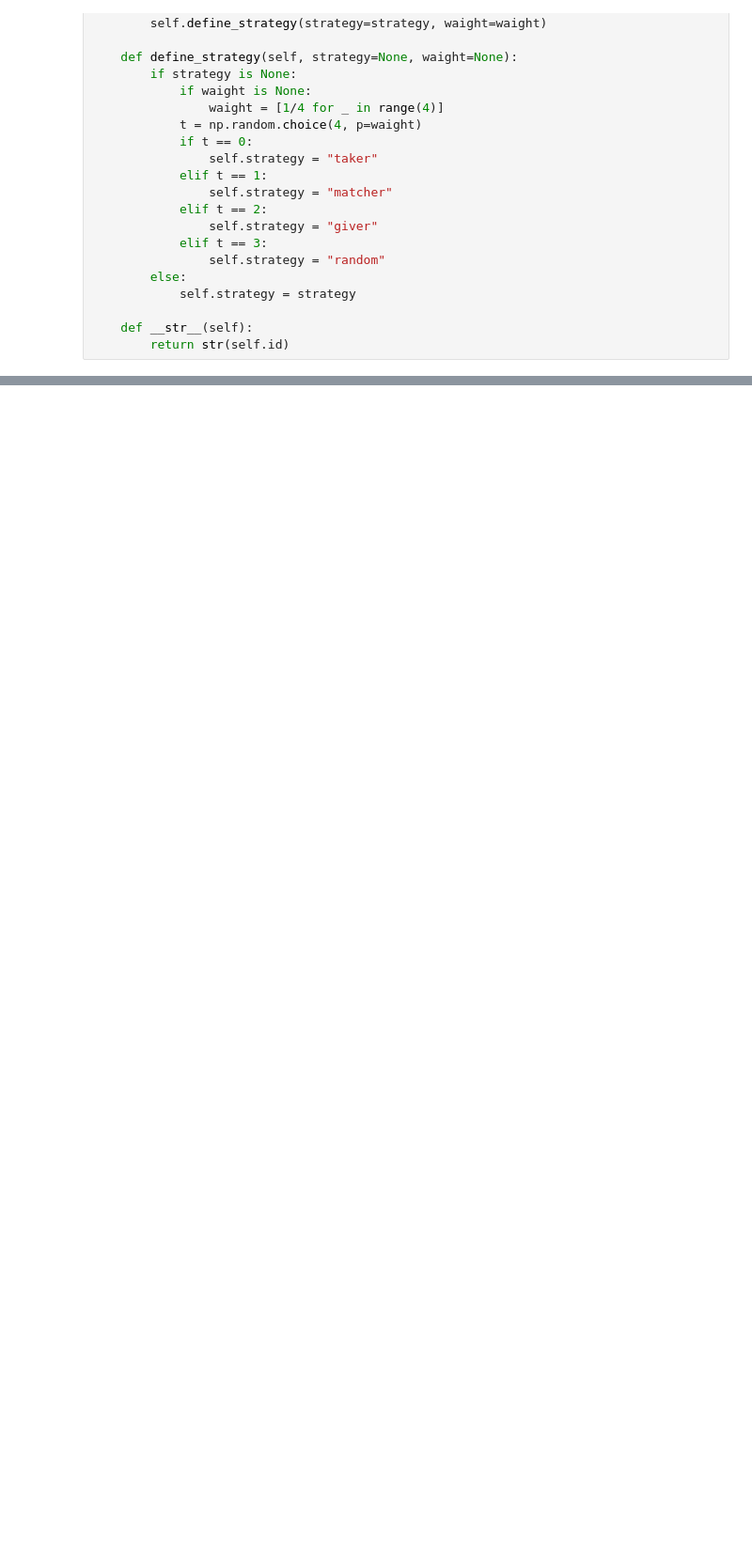
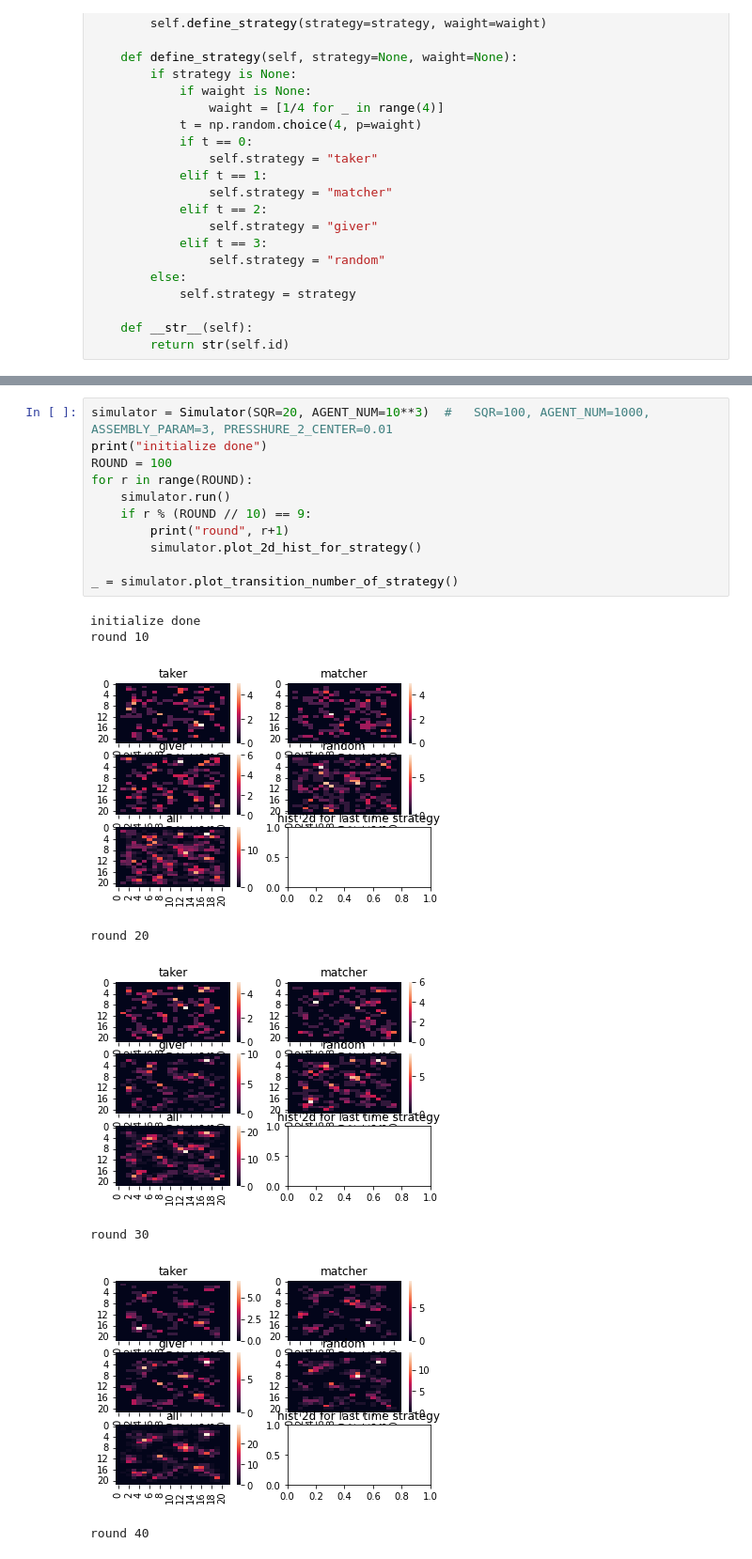
Before and after one commit to rokaboNatttsu/---------, a Jupyter notebook: first.ipynb, the cells around one changed output, grey strips where cells are left out. Shown: that part at 94% size. Drawn from its saved outputs; the diff is of its cells as text; blank space fills up the shorter version.

```diff
--- a/first.ipynb
+++ b/first.ipynb
@@ -444,0 +446,20 @@ _ = simulator.plot_2d_hist_for_strategy()
+# %%
+simulator = Simulator(SQR=20, AGENT_NUM=10**3)  #   SQR=100, AGENT_NUM=1000, ASSEMBLY_PARAM=3, PRESSHURE_2_CENTER=0.01
+print("initialize done")
+ROUND = 100
+for r in range(ROUND):
+    simulator.run()
+    if r % (ROUND // 10) == 9:
+        print("round", r+1)
+        simulator.plot_2d_hist_for_strategy()
+
+_ = simulator.plot_transition_number_of_strategy()
+# %% [output]
+initialize done
+round 10
+[figure, added]
+round 20
+[figure, added]
+round 30
+[figure, added]
+round 40
```
Also changed, not shown: parts of 6 cells of this notebook, 4 other files.
